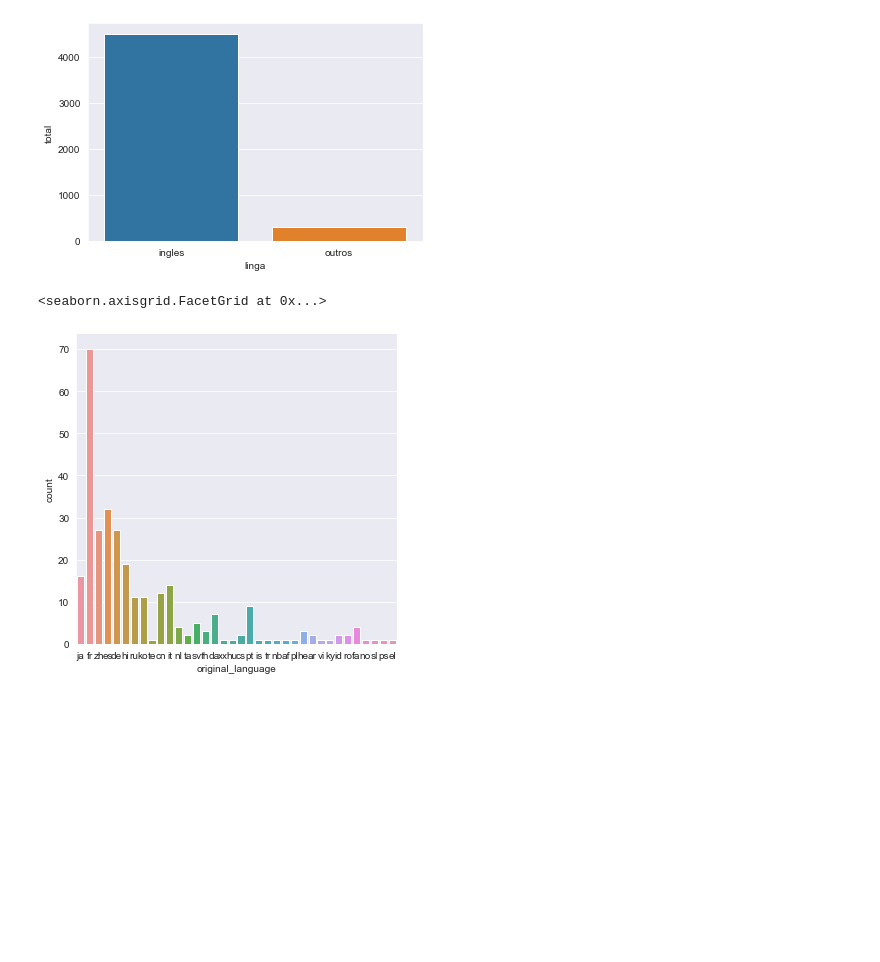
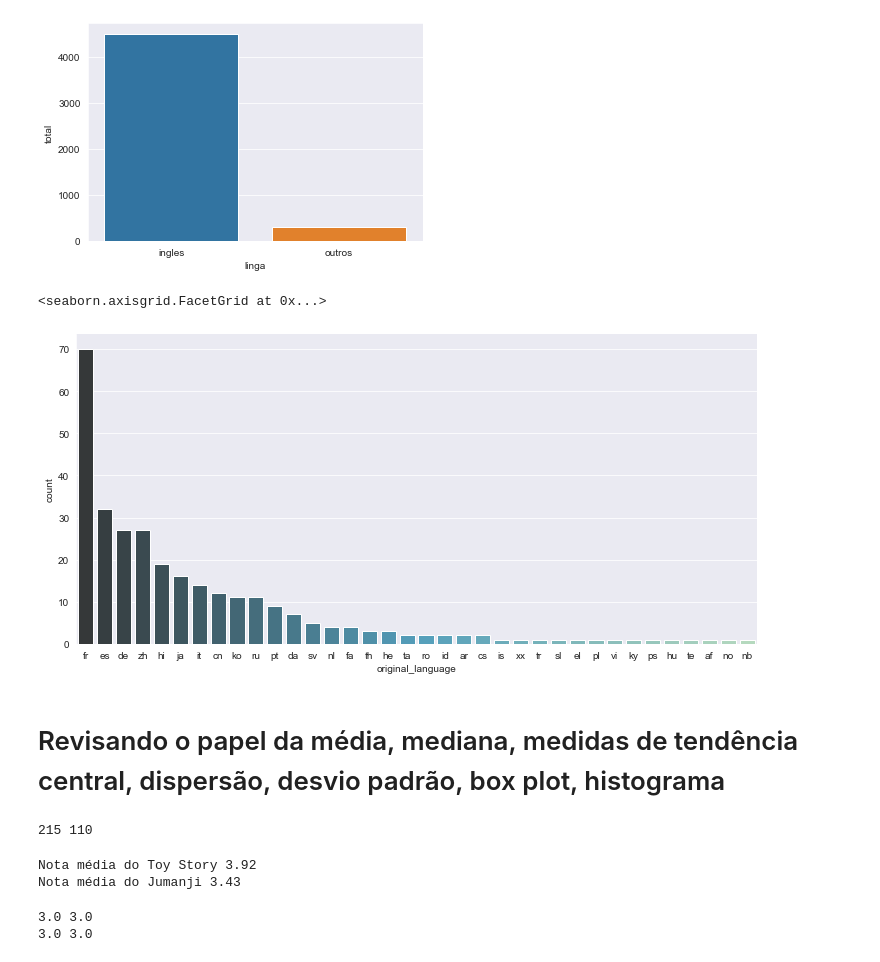
Before and after one commit to joutav/Data-Science--primeiros-passos, a Jupyter notebook: Introducao Data Science.ipynb, the cells around one changed output. Saved outputs shown, nothing was run; the diff lists cells and outputs as text; code cells hidden in the pictures; blank space fills up the shorter version.

```diff
--- a/Introducao Data Science.ipynb
+++ b/Introducao Data Science.ipynb
@@ -232,7 +232,25 @@ total_lingua_de_outros_filmes = tmdb.query("original_language !='en'").original_
 # %%
 filmes_sem_lingua_original_em_ingles = tmdb.query("original_language !='en'")
 # %%
-sns.catplot(x = 'original_language', kind = 'count', data = filmes_sem_lingua_original_em_ingles)
+sns.catplot(x = 'original_language', kind = 'count',
+            data = filmes_sem_lingua_original_em_ingles,
+            aspect = 2,
+            order = total_lingua_de_outros_filmes.index,
+            palette = 'GnBu_d')
 # %% [output]
 <seaborn.axisgrid.FacetGrid at 0x...>
-[figure, old version]
+[figure, new version]
+# %% [markdown]
+# Revisando o papel da média, mediana, medidas de tendência central, dispersão, desvio padrão, box plot, histograma
+# %%
+notas_toy_story = notas.query("filmeId == 1")
+notas_jumanji = notas.query("filmeId == 2")
+print(len(notas_toy_story), len(notas_jumanji))
+# %% [output]
+215 110
+# %%
+print("Nota média do Toy Story %.2f " % notas_toy_story.nota.mean())
+print("Nota média do Jumanji %.2f " % notas_jumanji.nota.mean())
+# %% [output]
+Nota média do Toy Story 3.92
+Nota média do Jumanji 3.43
@@ -238,0 +261,6 @@ sns.catplot(x = 'original_language', kind = 'count', data = filmes_sem_lingua_or
+# %%
+print(filme1.mean(), filme2.mean())
+print(np.median(filme1), np.median(filme2))
+# %% [output]
+3.0 3.0
+3.0 3.0
```
Also changed, not shown: parts of 9 cells of this notebook.
